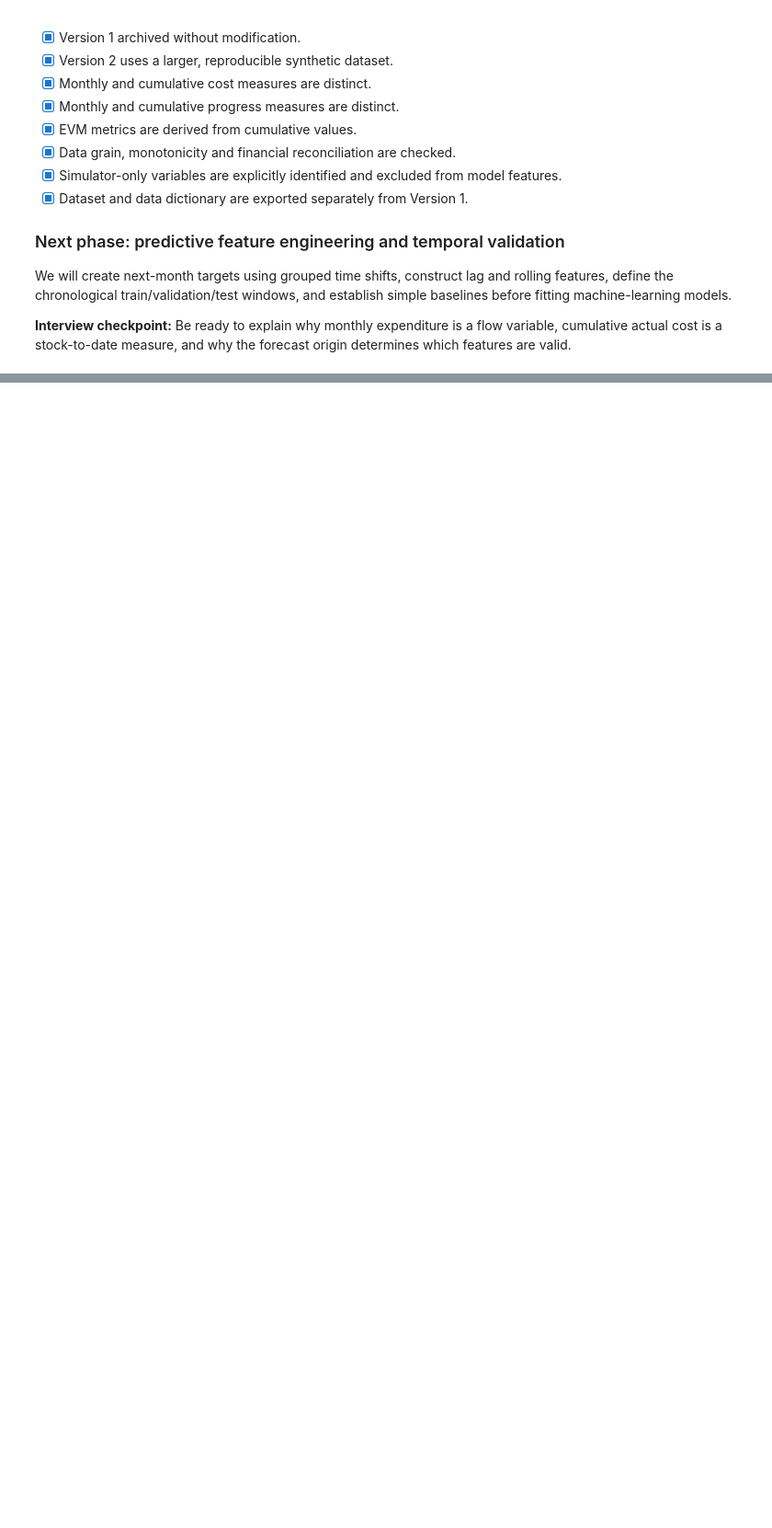
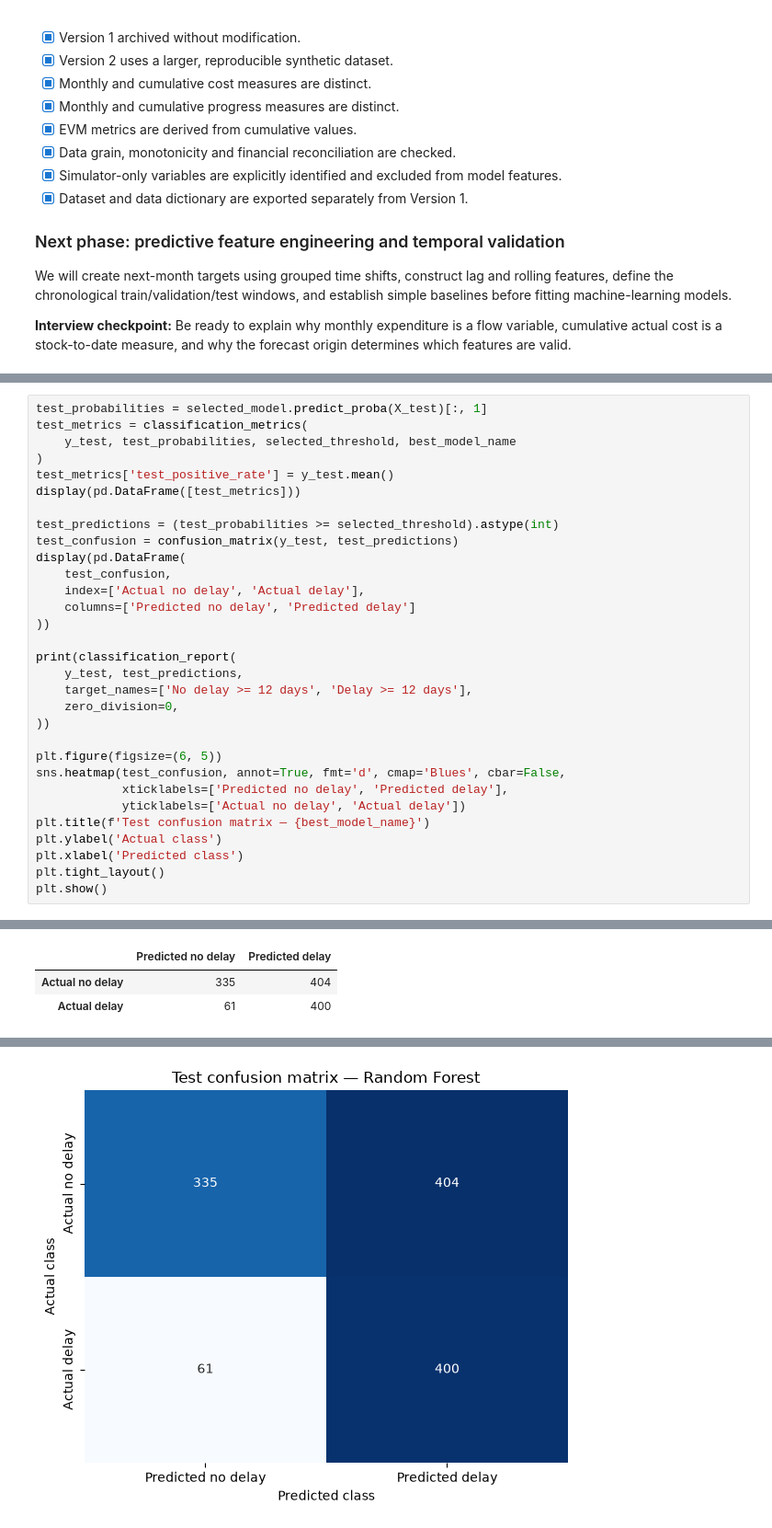
Before and after one commit to rb-ananth/construction-project-analytics, a Jupyter notebook: notebooks/Construction_Project_Analytics_V2.ipynb, the cells around one changed output, grey strips where cells are left out. Shown at 92% size. Saved outputs shown, nothing was run; the diff lists cells and outputs as text; blank space fills up the shorter version.

```diff
--- a/notebooks/Construction_Project_Analytics_V2.ipynb
+++ b/notebooks/Construction_Project_Analytics_V2.ipynb
@@ -469,0 +1072,32 @@ We will create next-month targets using grouped time shifts, construct lag and r
+# %%
+test_probabilities = selected_model.predict_proba(X_test)[:, 1]
+test_metrics = classification_metrics(
+    y_test, test_probabilities, selected_threshold, best_model_name
+)
+test_metrics['test_positive_rate'] = y_test.mean()
+display(pd.DataFrame([test_metrics]))
+
+test_predictions = (test_probabilities >= selected_threshold).astype(int)
+test_confusion = confusion_matrix(y_test, test_predictions)
+display(pd.DataFrame(
+    test_confusion,
+    index=['Actual no delay', 'Actual delay'],
+    columns=['Predicted no delay', 'Predicted delay']
+))
+
+print(classification_report(
+    y_test, test_predictions,
+    target_names=['No delay >= 12 days', 'Delay >= 12 days'],
+    zero_division=0,
+))
+
+plt.figure(figsize=(6, 5))
+sns.heatmap(test_confusion, annot=True, fmt='d', cmap='Blues', cbar=False,
+            xticklabels=['Predicted no delay', 'Predicted delay'],
+            yticklabels=['Actual no delay', 'Actual delay'])
+plt.title(f'Test confusion matrix — {best_model_name}')
+plt.ylabel('Actual class')
+plt.xlabel('Predicted class')
+plt.tight_layout()
+plt.show()
+# %% [output]
@@ -469,0 +1106,3 @@ We will create next-month targets using grouped time shifts, construct lag and r
+|  | Predicted no delay | Predicted delay |
+| Actual no delay | 335 | 404 |
+| Actual delay | 61 | 400 |
@@ -469,0 +1117 @@ We will create next-month targets using grouped time shifts, construct lag and r
+[figure, added]
```
Also changed, not shown: parts of 72 cells of this notebook, 30 other files.
